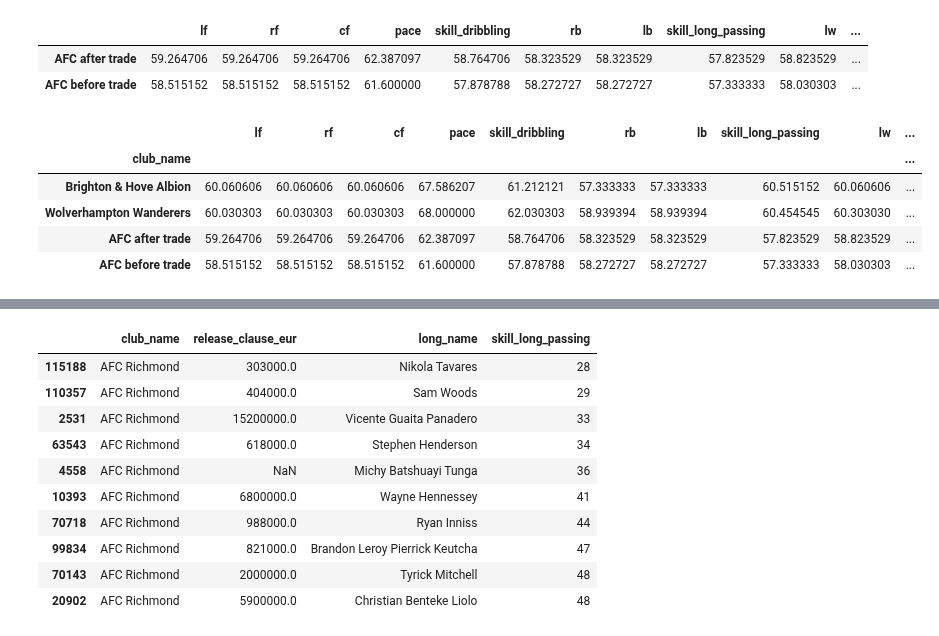
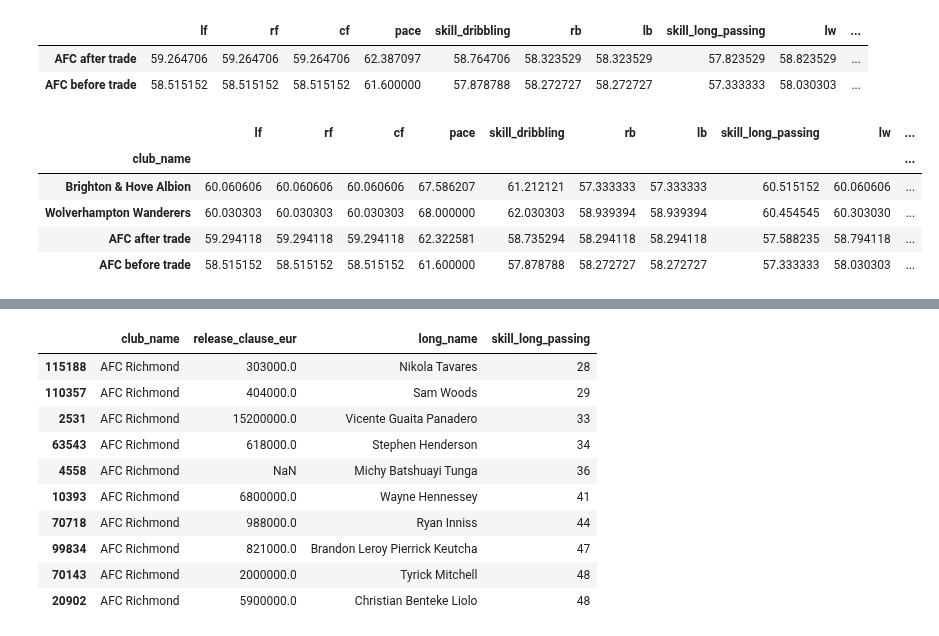
Before and after one commit to evanlyle2018/afc_richmond_analysis, a Jupyter notebook: AppleSoccer.ipynb, the cells around one changed output, grey strips where cells are left out. Cells and saved outputs as stored; diff of their text form; code cells hidden in the pictures.

```diff
--- a/AppleSoccer.ipynb
+++ b/AppleSoccer.ipynb
@@ -719,15 +855,13 @@ afc_with_mertens = add_players_to_2021_roster_increase_dribbling(
+# %%
+# summarize the impact to our stats by adding Ben Yedder and changing nothing else
+
+afc_with_yedder = add_players_to_2021_roster_increase_dribbling(
+    players_received=["Wissam Ben Yedder"],
+    players_traded_away=[],
+    dribbling_skill_increase_pct=0.)
 # %%
 afc_with_mertens[[x for x in top_features.index]]
 # %% [output]
 |  | lf | rf | cf | pace | skill_dribbling | rb | lb | skill_long_passing | lw | ... |
 | AFC after trade | 59.264706 | 59.264706 | 59.264706 | 62.387097 | 58.764706 | 58.323529 | 58.323529 | 57.823529 | 58.823529 | ... |
 | AFC before trade | 58.515152 | 58.515152 | 58.515152 | 61.600000 | 57.878788 | 58.272727 | 58.272727 | 57.333333 | 58.030303 | ... |
-# %%
-compare_summary_to_competition(["Brighton & Hove Albion", "Wolverhampton Wanderers"], 2021, afc_with_mertens)
-# %% [output]
-|  | lf | rf | cf | pace | skill_dribbling | rb | lb | skill_long_passing | lw | ... |
-| club_name |  |  |  |  |  |  |  |  |  | ... |
-| Brighton & Hove Albion | 60.060606 | 60.060606 | 60.060606 | 67.586207 | 61.212121 | 57.333333 | 57.333333 | 60.515152 | 60.060606 | ... |
-| Wolverhampton Wanderers | 60.030303 | 60.030303 | 60.030303 | 68.000000 | 62.030303 | 58.939394 | 58.939394 | 60.454545 | 60.303030 | ... |
-| AFC after trade | 59.264706 | 59.264706 | 59.264706 | 62.387097 | 58.764706 | 58.323529 | 58.323529 | 57.823529 | 58.823529 | ... |
-| AFC before trade | 58.515152 | 58.515152 | 58.515152 | 61.600000 | 57.878788 | 58.272727 | 58.272727 | 57.333333 | 58.030303 | ... |
@@ -738,0 +868,11 @@ add_players_to_2021_roster_increase_passing = add_players_to_2021_roster_increas
+# %%
+# compare our key stats to our 2 nearest competitors - unfortunately that trade alone will not be enough
+
+compare_summary_to_competition(["Brighton & Hove Albion", "Wolverhampton Wanderers"], 2021, afc_with_yedder)
+# %% [output]
+|  | lf | rf | cf | pace | skill_dribbling | rb | lb | skill_long_passing | lw | ... |
+| club_name |  |  |  |  |  |  |  |  |  | ... |
+| Brighton & Hove Albion | 60.060606 | 60.060606 | 60.060606 | 67.586207 | 61.212121 | 57.333333 | 57.333333 | 60.515152 | 60.060606 | ... |
+| Wolverhampton Wanderers | 60.030303 | 60.030303 | 60.030303 | 68.000000 | 62.030303 | 58.939394 | 58.939394 | 60.454545 | 60.303030 | ... |
+| AFC after trade | 59.294118 | 59.294118 | 59.294118 | 62.322581 | 58.735294 | 58.294118 | 58.294118 | 57.588235 | 58.794118 | ... |
+| AFC before trade | 58.515152 | 58.515152 | 58.515152 | 61.600000 | 57.878788 | 58.272727 | 58.272727 | 57.333333 | 58.030303 | ... |
```
Also changed, not shown: parts of 54 cells of this notebook.
